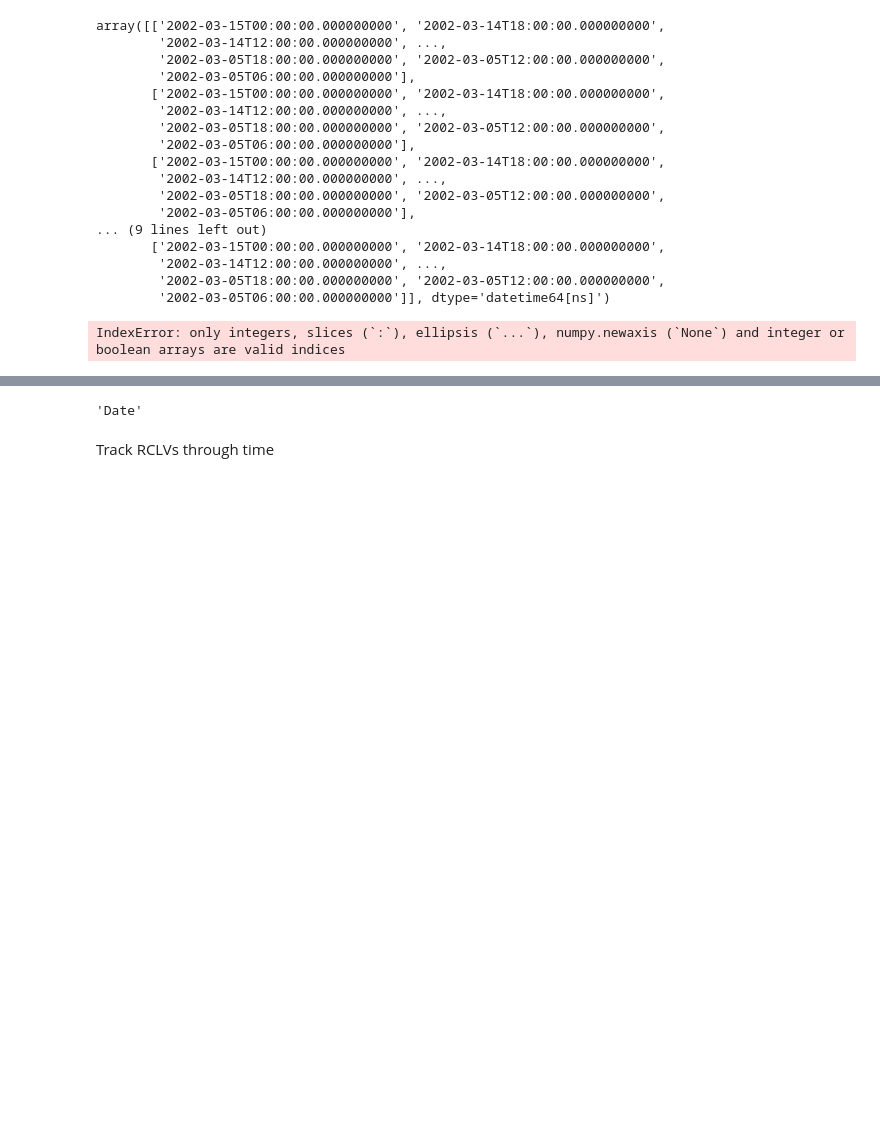
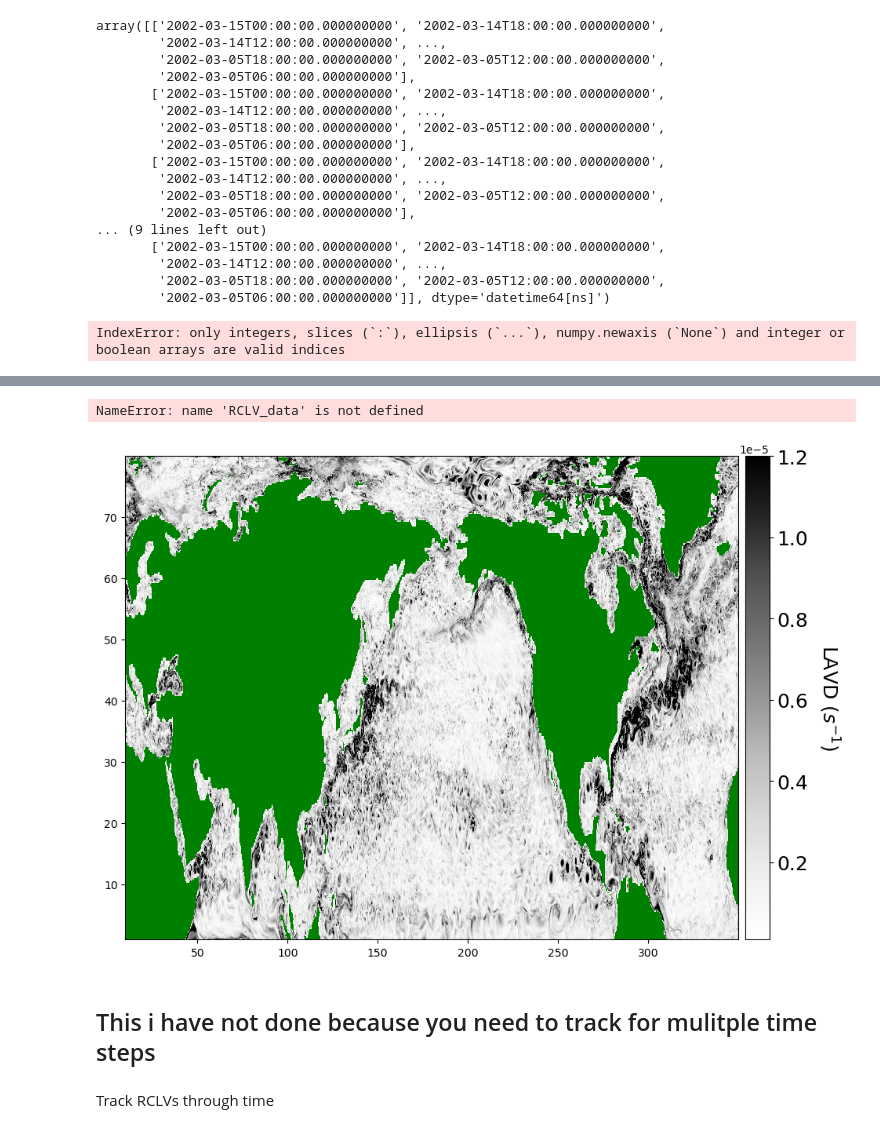
Before and after one commit to berzinastella/RCLVatlas_stella, a Jupyter notebook: example_usage_icon.ipynb, the cells around one changed output, grey strips where cells are left out. Drawn from its saved outputs; the diff is of its cells as text; code cells hidden in the pictures; blank space fills up the shorter version.

```diff
--- a/example_usage_icon.ipynb
+++ b/example_usage_icon.ipynb
@@ -198,34 +196,42 @@ ax.set_ylabel('Latitude',fontsize=fontsize)
 
 
 fontsize = 18
 
 fig,ax = plt.subplots(1,1,figsize=(12,8))
 ax.set_facecolor("g")
 plot = ax.pcolormesh(traj_lon_array,traj_lat_array,LAVD_reshape,shading='nearest',cmap='Greys',vmin=10**(-7), vmax=1.2*(10**(-5)));
 
 cbar = plt.colorbar(plot, pad = 0.01)
 cbar.ax.tick_params(labelsize=18)
 cbar.ax.get_yaxis().labelpad = 30
 cbar.ax.set_ylabel('LAVD $(s^{-1})$', rotation=270, fontsize=fontsize)
 
+# Plot the RCLVs for the given date
+RCLV_data_this_day = RCLV_data[np.where([r[0]==date for r in RCLV_data])[0]]
+RCLV_bnds = [r[9:] for r in RCLV_data_this_day] # boundary coordinates
+RCLV_orientations = [r[2] for r in RCLV_data_this_day] # eddy polarity
+
 ax.set_xlabel('Longitude',fontsize=fontsize)
 ax.set_ylabel('Latitude',fontsize=fontsize)
 ax.tick_params(axis='both', which='major', labelsize=fontsize)
 ax.set_title('%s-%s-%s LAVD'%(date_list[0][4:6],date_list[0][6:8],date_list[0][0:4]),fontsize=24)
 
 for i in np.arange(0,len(RCLV_bnds)):
     x_bnds = [float(coord) for coord in RCLV_bnds[i][0::2]]
     y_bnds = [float(coord) for coord in RCLV_bnds[i][1::2]]
 
     if RCLV_orientations[i] == 'anti':
         color = '#FF0000'
     else:
         color = '#4242FF'
     ax.plot(x_bnds,y_bnds,linewidth=2,c=color)
 
 plt.show()
 # %% [output]
-'Date'
+NameError: name 'RCLV_data' is not defined
+[figure, added]
+# %% [markdown]
+## This i have not done because you need to track for mulitple time steps
 # %% [markdown]
 Track RCLVs through time
 # %%
```
Also changed, not shown: parts of 12 cells of this notebook, 4 other files.
